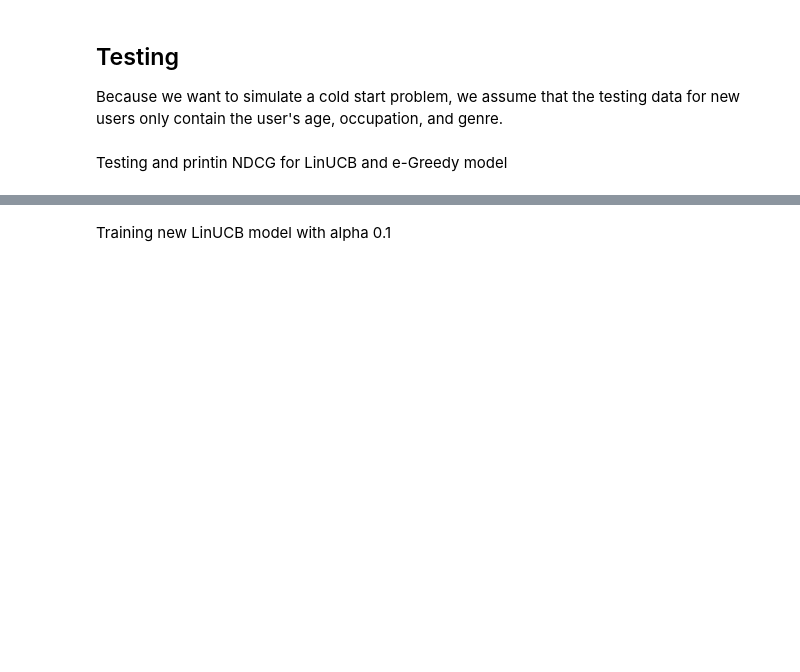
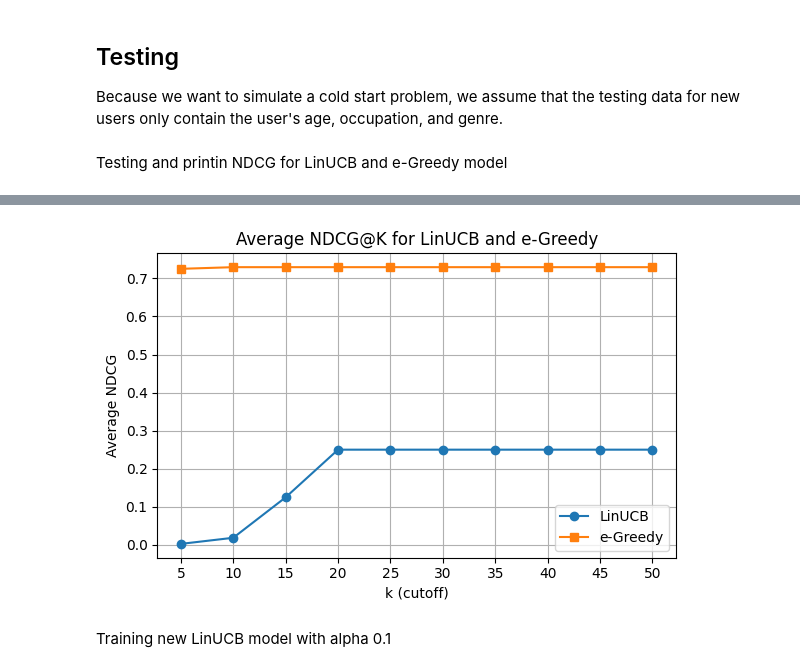
Before and after one commit to ReinerJasin/Multi-Armed-Bandit, a Jupyter notebook: Contextual_Bandit_with_Movie_Clustering.ipynb, the cells around one changed output, grey strips where cells are left out. Saved outputs shown, nothing was run; the diff lists cells and outputs as text; code cells hidden in the pictures; blank space fills up the shorter version.

Commit message:
feat: testing with different k

```diff
--- a/Contextual_Bandit_with_Movie_Clustering.ipynb
+++ b/Contextual_Bandit_with_Movie_Clustering.ipynb
@@ -317,10 +317,27 @@ from tqdm import tqdm
 from joblib import Parallel, delayed
 import numpy as np
 
-# Parallel execution with progress bar
-results_linucb = Parallel(n_jobs=-1)(delayed(calculate_ndcg)(row, linucb) for row in tqdm(testing_df.itertuples(index=False), total=len(testing_df), desc="LinUCB NDCG"))
-results_cb_egreedy = Parallel(n_jobs=-1)(delayed(calculate_ndcg)(row, cb_e_greedy) for row in tqdm(testing_df.itertuples(index=False), total=len(testing_df), desc="e-Greedy NDCG"))
+k_list = [5,10,15,20,25,30,35,40,45,50]
+results_linucb_list = []
+results_cb_egreedy_list = []
 
-print(f"LinUCB Average NDCG@10: {np.mean(results_linucb):.4f}")
-print(f"e-Greedy Average NDCG@10: {np.mean(results_cb_egreedy):.4f}")
+for k in k_list:
+    print(f'Testing with K value of: {k}')
+
+    # Parallel execution with progress bar
+    results_linucb = Parallel(n_jobs=-1)(delayed(calculate_ndcg)(row, linucb, k) for row in tqdm(testing_df.itertuples(index=False), total=len(testing_df), desc="LinUCB NDCG"))
+    results_cb_egreedy = Parallel(n_jobs=-1)(delayed(calculate_ndcg)(row, cb_e_greedy, k) for row in tqdm(testing_df.itertuples(index=False), total=len(testing_df), desc="e-Greedy NDCG"))
+
+    results_linucb_mean = np.mean(results_linucb)
+    results_cb_egreedy_mean = np.mean(results_cb_egreedy)
+
+    print(f"LinUCB Average NDCG@{k}: {results_linucb_mean:.4f}")
+    print(f"e-Greedy Average NDCG@{k}: {results_cb_egreedy_mean:.4f}")
+
+    results_linucb_list.append(results_linucb_mean)
+    results_cb_egreedy_list.append(results_cb_egreedy_mean)
+    print()
+
+print(results_linucb_list)
+print(results_cb_egreedy_list)
 # %% [output]
@@ -329,3 +386,20 @@ e-Greedy Average NDCG@10: 0.7296
+# %%
+import matplotlib.pyplot as plt
+
+# === Plotting ===
+plt.figure(figsize=(6, 4))
+plt.plot(k_list, results_linucb_list, marker='o', label='LinUCB')
+plt.plot(k_list, results_cb_egreedy_list, marker='s', label='e-Greedy')
+plt.title('Average NDCG@K for LinUCB and e-Greedy')
+plt.xlabel('k (cutoff)')
+plt.ylabel('Average NDCG')
+plt.xticks(k_list)
+plt.grid(True)
+plt.legend()
+plt.tight_layout()
+plt.show()
+# %% [output]
+[figure, added]
 # %% [markdown]
 Training new LinUCB model with alpha 0.1
 # %%
```
Also changed, not shown: parts of 15 cells of this notebook.
